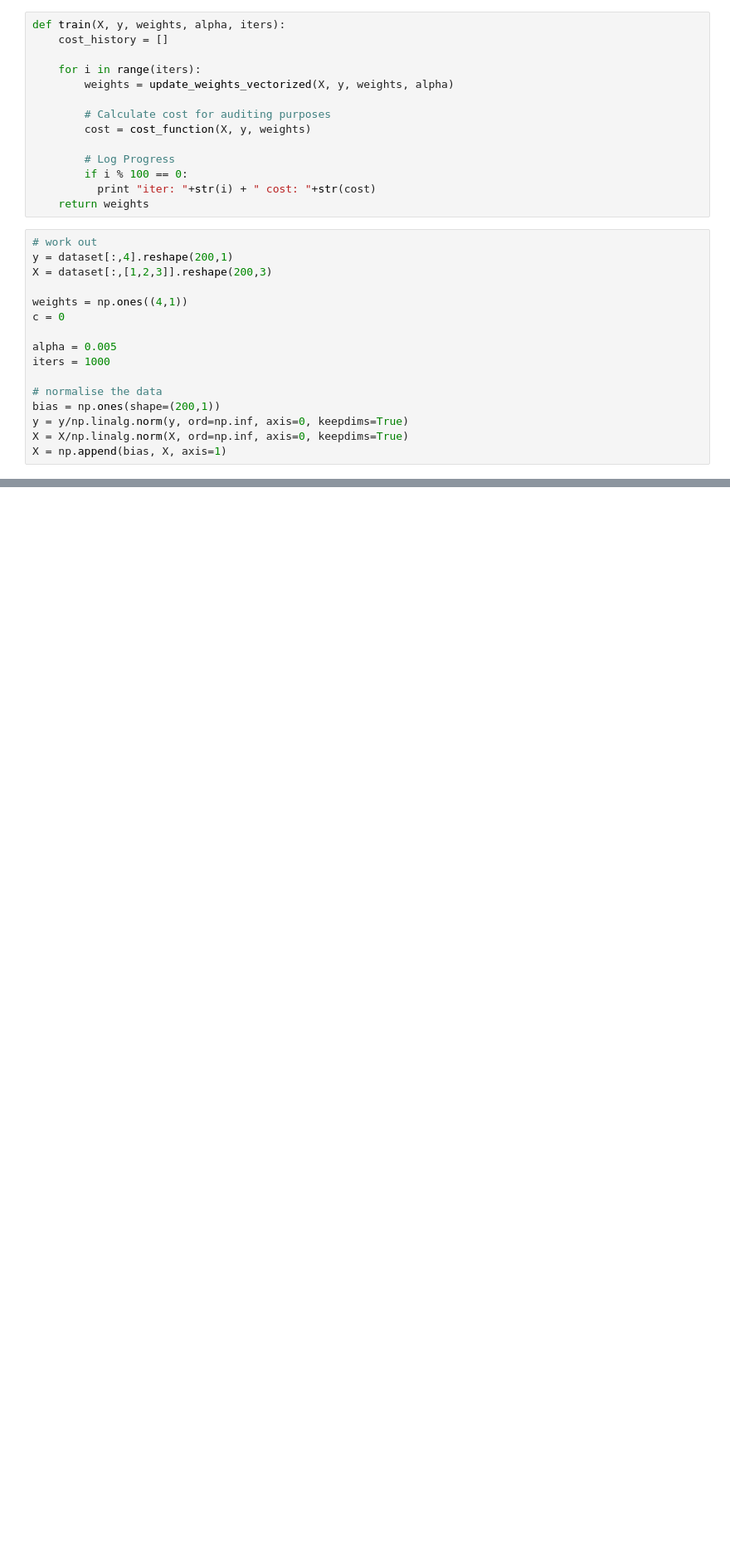
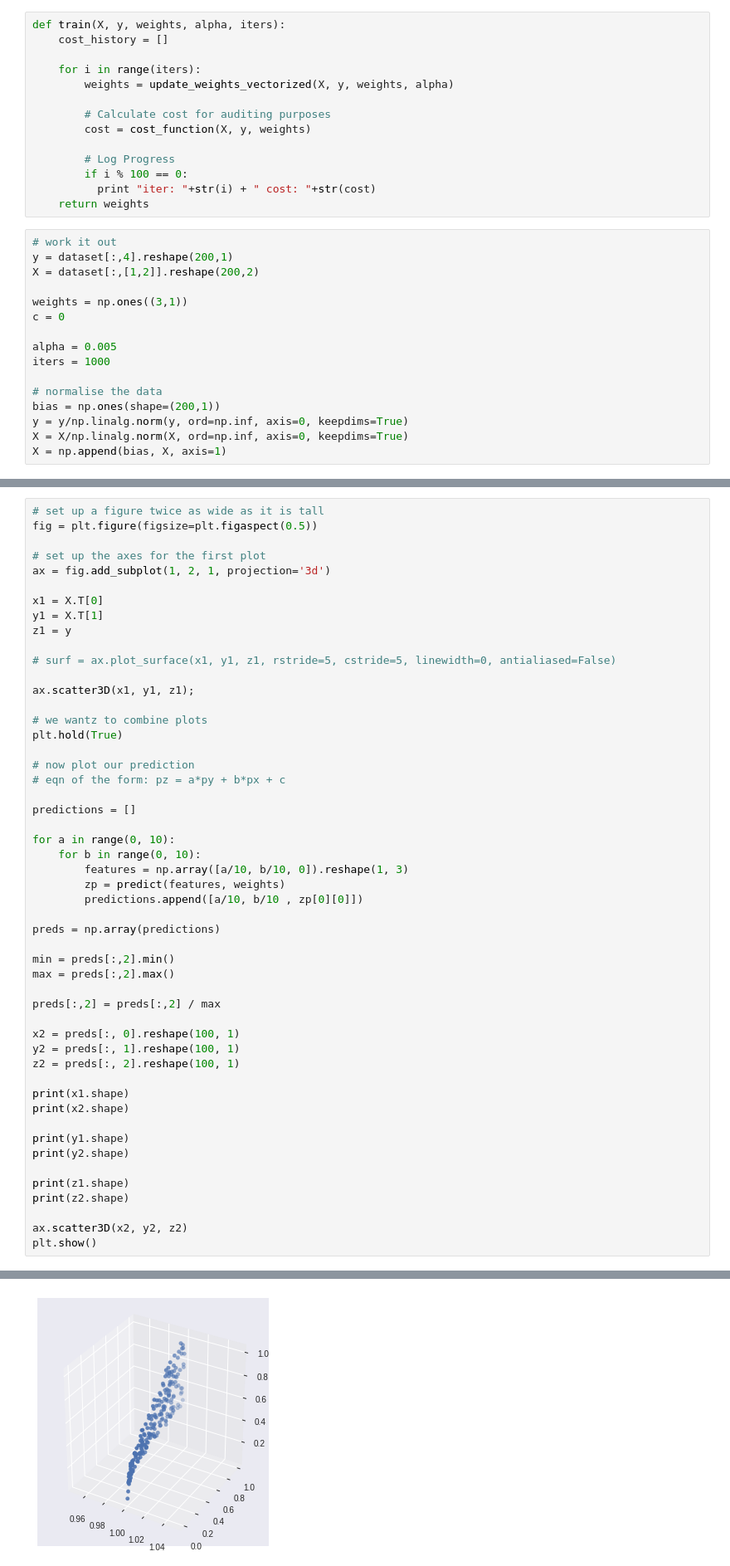
Before and after one commit to tomwilde/100DaysOfML, a Jupyter notebook: 3_numpy_linearMultiVariateRegression.ipynb, the cells around one changed output, grey strips where cells are left out. Shown at 83% size. Cells and saved outputs as stored; diff of their text form; blank space fills up the shorter version.

```diff
--- a/3_numpy_linearMultiVariateRegression.ipynb
+++ b/3_numpy_linearMultiVariateRegression.ipynb
@@ -92,11 +94,11 @@ def train(X, y, weights, alpha, iters):
           print "iter: "+str(i) + " cost: "+str(cost)
     return weights
 # %%
-# work out
+# work it out
 y = dataset[:,4].reshape(200,1)
-X = dataset[:,[1,2,3]].reshape(200,3)
+X = dataset[:,[1,2]].reshape(200,2)
 
-weights = np.ones((4,1))
+weights = np.ones((3,1))
 c = 0
 
 alpha = 0.005
@@ -131,0 +129,52 @@ _ = plt.plot(X,y, 'o')
+# %%
+# set up a figure twice as wide as it is tall
+fig = plt.figure(figsize=plt.figaspect(0.5))
+
+# set up the axes for the first plot
+ax = fig.add_subplot(1, 2, 1, projection='3d')
+
+x1 = X.T[0]
+y1 = X.T[1]
+z1 = y
+
+# surf = ax.plot_surface(x1, y1, z1, rstride=5, cstride=5, linewidth=0, antialiased=False)
+
+ax.scatter3D(x1, y1, z1);
+
+# we wantz to combine plots
+plt.hold(True)
+
+# now plot our prediction
+# eqn of the form: pz = a*py + b*px + c
+
+predictions = []
+
+for a in range(0, 10):
+    for b in range(0, 10):
+        features = np.array([a/10, b/10, 0]).reshape(1, 3)
+        zp = predict(features, weights)
+        predictions.append([a/10, b/10 , zp[0][0]])
+
+preds = np.array(predictions)
+
+min = preds[:,2].min()
+max = preds[:,2].max()
+
+preds[:,2] = preds[:,2] / max
+
+x2 = preds[:, 0].reshape(100, 1)
+y2 = preds[:, 1].reshape(100, 1)
+z2 = preds[:, 2].reshape(100, 1)
+
+print(x1.shape)
+print(x2.shape)
+
+print(y1.shape)
+print(y2.shape)
+
+print(z1.shape)
+print(z2.shape)
+
+ax.scatter3D(x2, y2, z2)
+plt.show()
+# %% [output]
@@ -131,0 +190 @@ _ = plt.plot(X,y, 'o')
+[figure, added]
```
Also changed, not shown: parts of 5 cells of this notebook.
